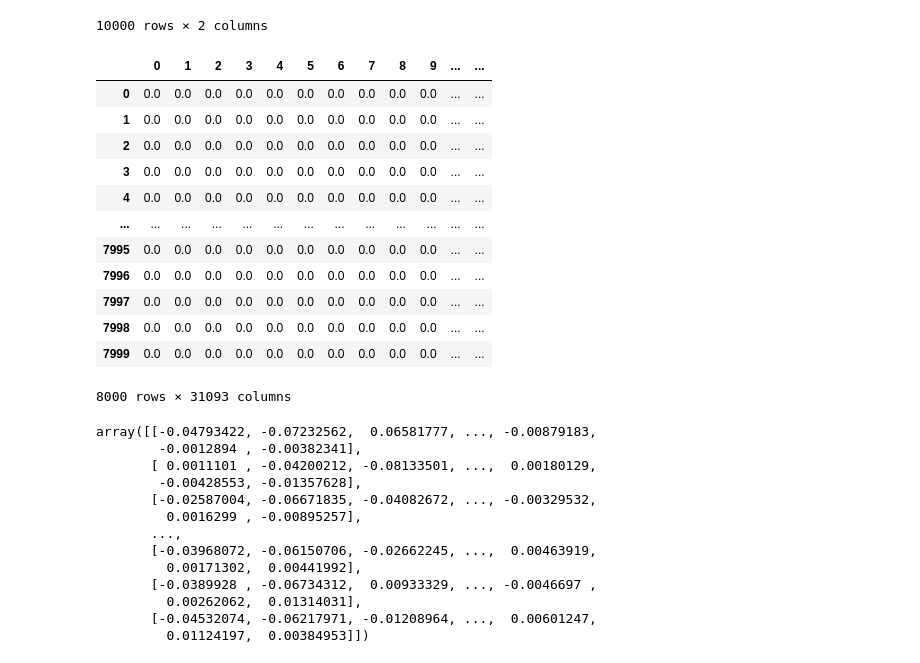
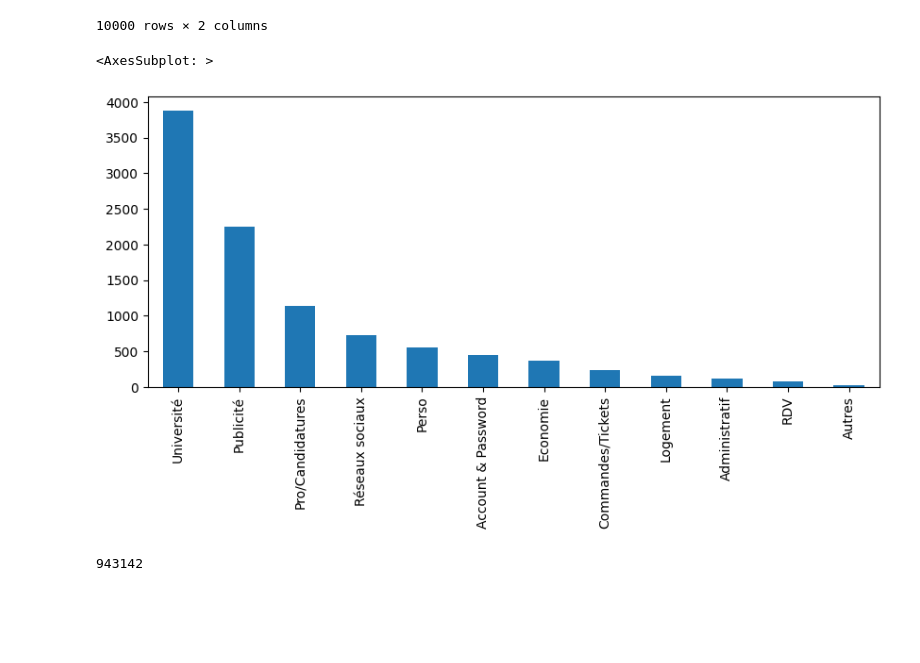
Before and after one commit to GuichardB/Email_Classification, a Jupyter notebook: supervised_learning.ipynb, the cells around one changed output. Drawn from its saved outputs; the diff is of its cells as text; code cells hidden in the pictures; blank space fills up the shorter version.

```diff
--- a/supervised_learning.ipynb
+++ b/supervised_learning.ipynb
@@ -7,9 +7,9 @@ import pandas as pd
 import numpy as np
 import ast
 # %%
-data = pd.read_csv("labeling/labeled_data.csv")
-data = data.drop(['Unnamed: 0', 'adressebis', 'objet', 'adresse'], axis=1)
-data
+df = pd.read_csv("labeling/labeled_data.csv")
+df = df.drop(['Unnamed: 0', 'adressebis', 'objet', 'adresse'], axis=1)
+df
 # %% [output]
 |  | corps | cat |
 | 0 | ['dear', 'student', 'ambassador',... | Université |
@@ -26,12 +26,12 @@ data
 10000 rows × 2 columns
 # %%
 i=0
-while i < len(data):
-    data['corps'][i] = ast.literal_eval(data['corps'][i])
-    data['corps'][i] = ' '.join(data['corps'][i])
+while i < len(df):
+    df['corps'][i] = ast.literal_eval(df['corps'][i])
+    df['corps'][i] = ' '.join(df['corps'][i])
     i+=1
 
-data
+df
 # %% [output]
 |  | corps | cat |
 | 0 | dear student ambassador lutt you ... | Université |
@@ -46,6 +46,18 @@ data
 | 9998 | techcrunch newsletter saturday ap... | Publicité |
 | 9999 | hello follow request allow enjoy ... | Université |
 10000 rows × 2 columns
+# %%
+import matplotlib.pyplot as plt
+
+plt.figure(figsize=(10,4))
+df.cat.value_counts().plot(kind='bar')
+# %% [output]
+<AxesSubplot: >
+[figure, added]
+# %%
+df['corps'].apply(lambda x: len(x.split(' '))).sum()
+# %% [output]
+943142
 # %%
 from sklearn.model_selection import train_test_split
 
@@ -57,52 +68,0 @@ X_train, X_test, y_train, y_test = train_test_split(X, y, test_size=0.2)
-# %%
-from sklearn.feature_extraction.text import TfidfVectorizer
-
-tfidfconverter = TfidfVectorizer()
-
-X_train_Tfidf_df = tfidfconverter.fit_transform(X_train).toarray()
-
-X_train_Tfidf_df = pd.DataFrame(X_train_Tfidf_df)
-
-X_test_Tfidf_df = tfidfconverter.transform(X_test).toarray()
-
-X_test_Tfidf_df = pd.DataFrame(X_test_Tfidf_df)
-
-X_train_Tfidf_df
-# %% [output]
-|  | 0 | 1 | 2 | 3 | 4 | 5 | 6 | 7 | 8 | 9 | ... | ... |
-| 0 | 0.0 | 0.0 | 0.0 | 0.0 | 0.0 | 0.0 | 0.0 | 0.0 | 0.0 | 0.0 | ... | ... |
-| 1 | 0.0 | 0.0 | 0.0 | 0.0 | 0.0 | 0.0 | 0.0 | 0.0 | 0.0 | 0.0 | ... | ... |
-| 2 | 0.0 | 0.0 | 0.0 | 0.0 | 0.0 | 0.0 | 0.0 | 0.0 | 0.0 | 0.0 | ... | ... |
-| 3 | 0.0 | 0.0 | 0.0 | 0.0 | 0.0 | 0.0 | 0.0 | 0.0 | 0.0 | 0.0 | ... | ... |
-| 4 | 0.0 | 0.0 | 0.0 | 0.0 | 0.0 | 0.0 | 0.0 | 0.0 | 0.0 | 0.0 | ... | ... |
-| ... | ... | ... | ... | ... | ... | ... | ... | ... | ... | ... | ... | ... |
-| 7995 | 0.0 | 0.0 | 0.0 | 0.0 | 0.0 | 0.0 | 0.0 | 0.0 | 0.0 | 0.0 | ... | ... |
-| 7996 | 0.0 | 0.0 | 0.0 | 0.0 | 0.0 | 0.0 | 0.0 | 0.0 | 0.0 | 0.0 | ... | ... |
-| 7997 | 0.0 | 0.0 | 0.0 | 0.0 | 0.0 | 0.0 | 0.0 | 0.0 | 0.0 | 0.0 | ... | ... |
-| 7998 | 0.0 | 0.0 | 0.0 | 0.0 | 0.0 | 0.0 | 0.0 | 0.0 | 0.0 | 0.0 | ... | ... |
-| 7999 | 0.0 | 0.0 | 0.0 | 0.0 | 0.0 | 0.0 | 0.0 | 0.0 | 0.0 | 0.0 | ... | ... |
-8000 rows × 31093 columns
-# %%
-from sklearn.decomposition import PCA
-
-pca = PCA(n_components=0.95, random_state=42)
-
-X_train_reduced= pca.fit_transform(X_train_Tfidf_df)
-
-X_test_reduced = pca.transform(X_test_Tfidf_df)
-
-X_train_reduced
-# %% [output]
-array([[-0.04793422, -0.07232562,  0.06581777, ..., -0.00879183,
-        -0.0012894 , -0.00382341],
-       [ 0.0011101 , -0.04200212, -0.08133501, ...,  0.00180129,
-        -0.00428553, -0.01357628],
-       [-0.02587004, -0.06671835, -0.04082672, ..., -0.00329532,
-         0.0016299 , -0.00895257],
-       ...,
-       [-0.03968072, -0.06150706, -0.02662245, ...,  0.00463919,
-         0.00171302,  0.00441992],
-       [-0.0389928 , -0.06734312,  0.00933329, ..., -0.0046697 ,
-         0.00262062,  0.01314031],
-       [-0.04532074, -0.06217971, -0.01208964, ...,  0.00601247,
-         0.01124197,  0.00384953]])
```
Also changed, not shown: parts of 12 cells of this notebook, 3 other files.
